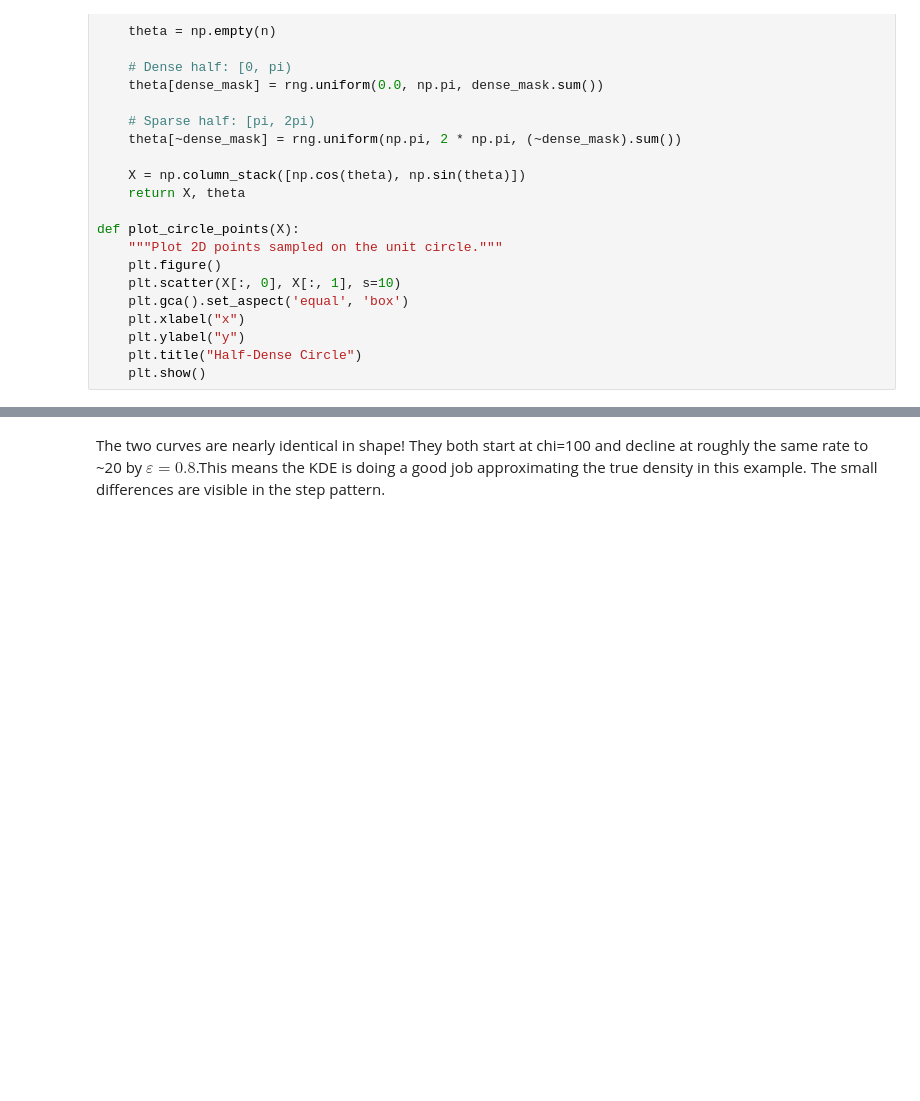
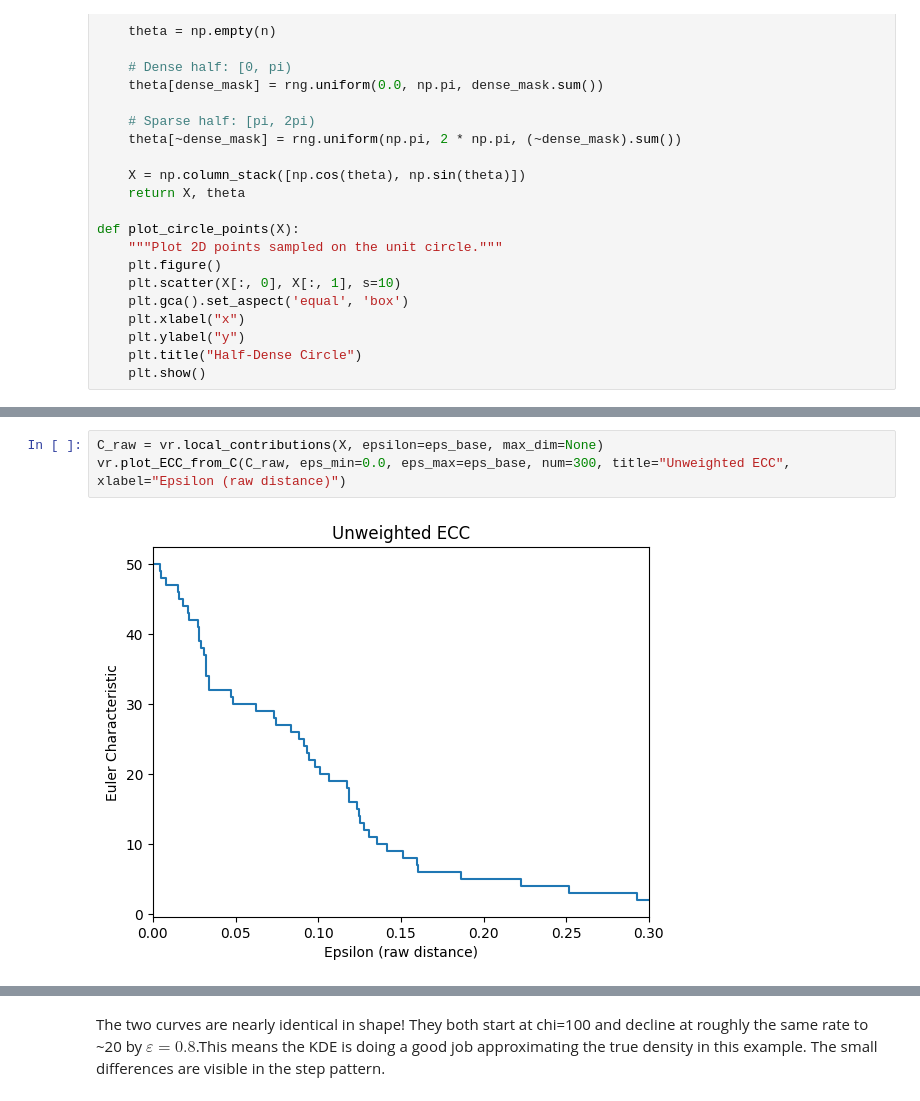
Before and after one commit to JosephMatatyaou/STA199REU, a Jupyter notebook: Week9/KDE_Weighing2.ipynb, the cells around one changed output, grey strips where cells are left out. Saved outputs shown, nothing was run; the diff lists cells and outputs as text; blank space fills up the shorter version.

```diff
--- a/Week9/KDE_Weighing2.ipynb
+++ b/Week9/KDE_Weighing2.ipynb
@@ -54,0 +66,5 @@ vr.plot_ECC_from_C(Cw, eps_min=0.0, eps_max=0.5, num = 200, title = "Weighted EC
+# %%
+C_raw = vr.local_contributions(X, epsilon=eps_base, max_dim=None)
+vr.plot_ECC_from_C(C_raw, eps_min=0.0, eps_max=eps_base, num=300, title="Unweighted ECC", xlabel="Epsilon (raw distance)")
+# %% [output]
+[figure, added]
```
Also changed, not shown: parts of 5 cells of this notebook.
